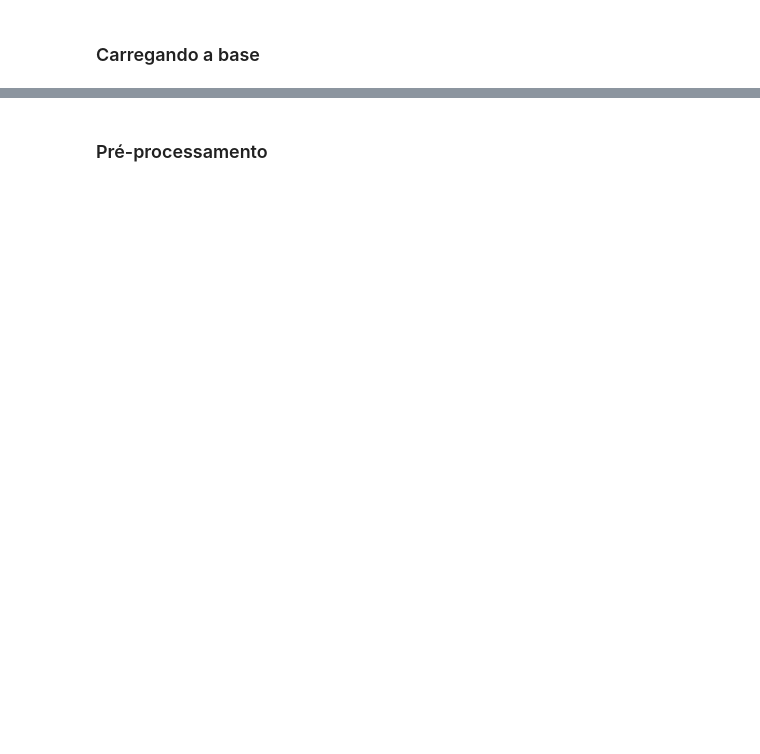
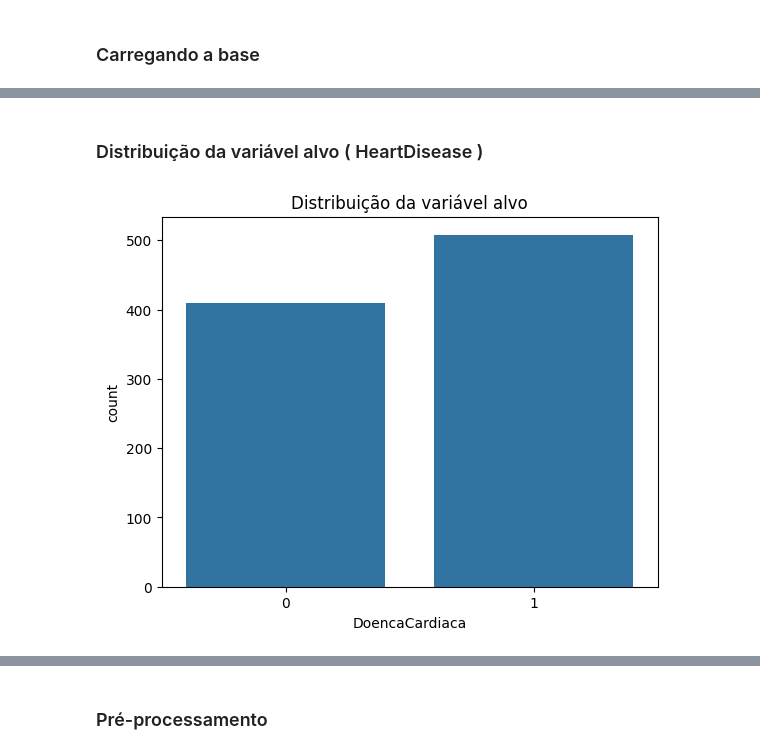
Before and after one commit to DennisGabriel-Dev/Estudo-de-caso-AM, a Jupyter notebook: Heart.ipynb, the cells around one changed output, grey strips where cells are left out. Saved outputs shown, nothing was run; the diff lists cells and outputs as text; code cells hidden in the pictures; blank space fills up the shorter version.

```diff
--- a/Heart.ipynb
+++ b/Heart.ipynb
@@ -14,3 +19,18 @@ from sklearn.cluster import KMeans
 ### Carregando a base
 # %%
 df = pd.read_csv('heart.csv')
+# %%
+df = df.rename(columns={
+    'Age': 'Idade',
+    'Sex': 'Sexo',
+    'ChestPainType': 'TipoDorPeito',
+    'RestingBP': 'PressaoRepouso',
+    'Cholesterol': 'Colesterol',
+    'FastingBS': 'GlicemiaJejum',
+    'RestingECG': 'ECGRepouso',
+    'MaxHR': 'FrequenciaCardiacaMax',
+    'ExerciseAngina': 'AnginaExercicio',
+    'Oldpeak': 'DepressaoST',
+    'ST_Slope': 'InclinacaoST',
+    'HeartDisease': 'DoencaCardiaca'
+})
@@ -16,0 +124,8 @@ df = pd.read_csv('heart.csv')
+# %% [markdown]
+### Distribuição da variável alvo ( HeartDisease )
+# %%
+sns.countplot(x='DoencaCardiaca', data=df)
+plt.title('Distribuição da variável alvo')
+plt.show()
+# %% [output]
+[figure, added]
```
Also changed, not shown: parts of 38 cells of this notebook.
